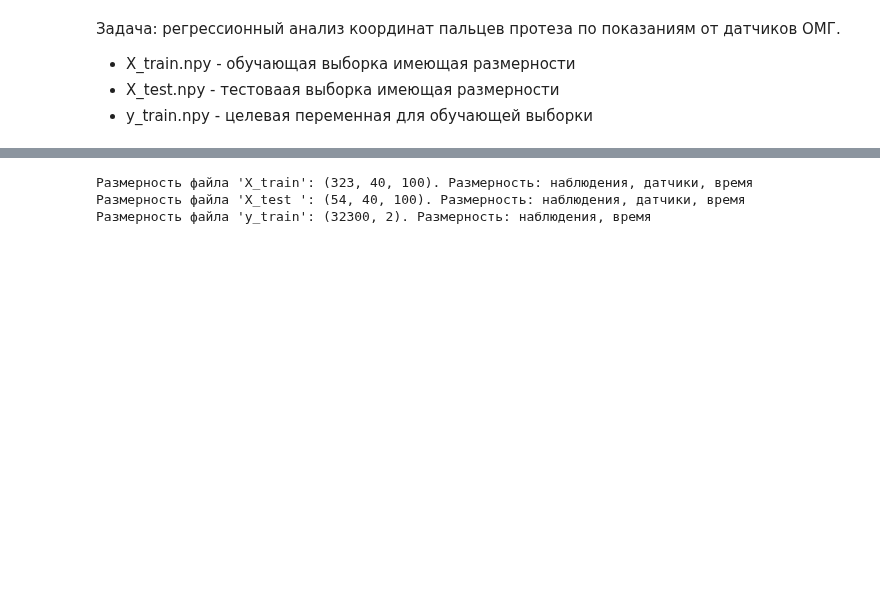
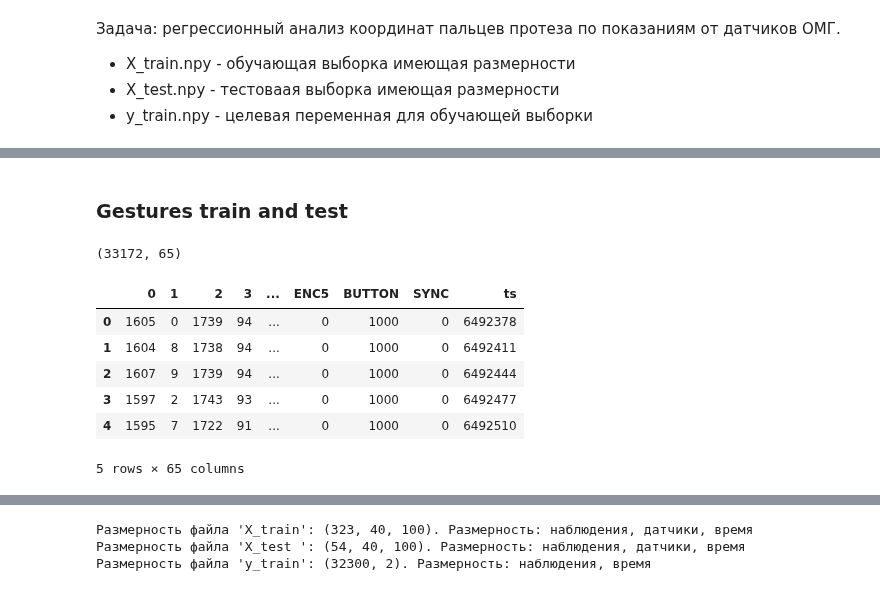
Before and after one commit to Internship-moto/Gestures_3, a Jupyter notebook: notebooks/Gestures_1.ipynb, the cells around one changed output, grey strips where cells are left out. Cells and saved outputs as stored; diff of their text form; code cells hidden in the pictures; blank space fills up the shorter version.

```diff
--- a/notebooks/Gestures_1.ipynb
+++ b/notebooks/Gestures_1.ipynb
@@ -106,0 +152,16 @@ dict_keys(['X_test', 'X_train', 'sample_submission', 'y_train'])
+# %% [markdown]
+### Gestures train and test
+# %%
+gestures_train = mounts['gestures_train']
+
+print(gestures_train.shape)
+gestures_train.head()
+# %% [output]
+(33172, 65)
+|  | 0 | 1 | 2 | 3 | ... | ENC5 | BUTTON | SYNC | ts |
+| 0 | 1605 | 0 | 1739 | 94 | ... | 0 | 1000 | 0 | 6492378 |
+| 1 | 1604 | 8 | 1738 | 94 | ... | 0 | 1000 | 0 | 6492411 |
+| 2 | 1607 | 9 | 1739 | 94 | ... | 0 | 1000 | 0 | 6492444 |
+| 3 | 1597 | 2 | 1743 | 93 | ... | 0 | 1000 | 0 | 6492477 |
+| 4 | 1595 | 7 | 1722 | 91 | ... | 0 | 1000 | 0 | 6492510 |
+5 rows × 65 columns
```
Also changed, not shown: parts of 6 cells of this notebook.
